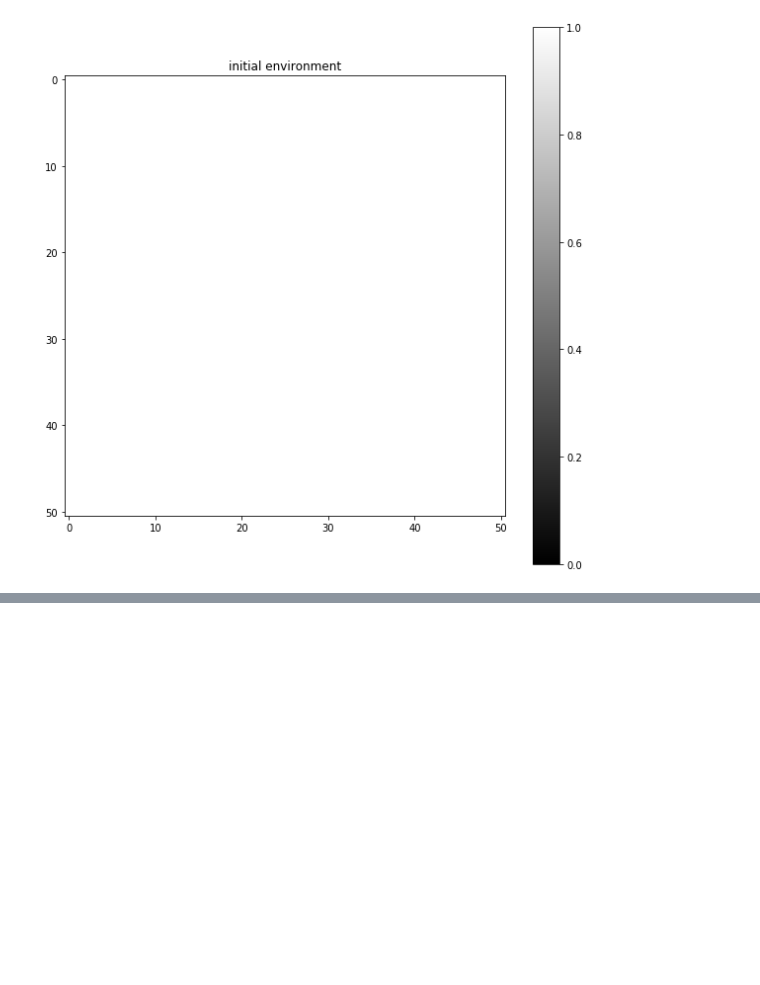
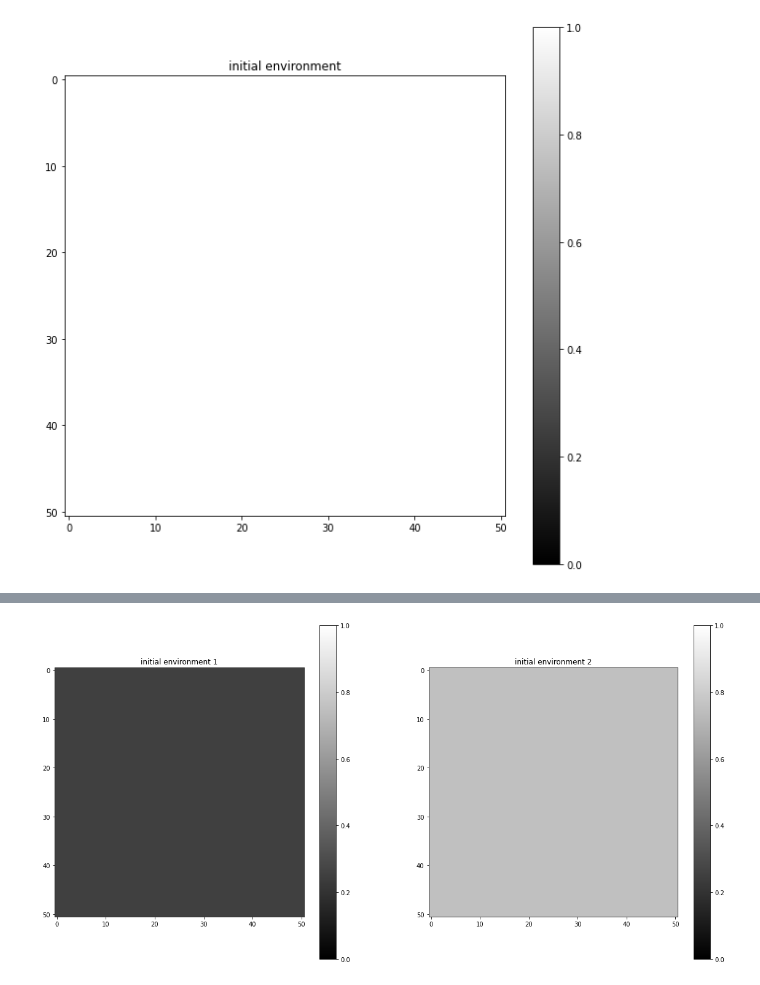
Before and after one commit to diptodip/brightfish, a Jupyter notebook: experiments/partitioned_halves.ipynb, the cells around one changed output, grey strips where cells are left out. Cells and saved outputs as stored; diff of their text form; code cells hidden in the pictures; blank space fills up the shorter version.

```diff
--- a/experiments/partitioned_halves.ipynb
+++ b/experiments/partitioned_halves.ipynb
@@ -244,0 +276,17 @@ plt.show()
+# %%
+# perform fig 3 experiment
+partitioned_halves_1 = environment.PartitionedHalves((51, 51), 500, 10001, initial_value=0.25, target_value=0.75, static=False)
+partitioned_halves_2 = environment.PartitionedHalves((51, 51), 500, 10001, initial_value=0.75, target_value=0.25, static=False)
+# %%
+fig, axes = plt.subplots(ncols=2, figsize=(20, 10))
+ax = axes[0]
+ip = ax.imshow(partitioned_halves_1.stage, cmap='gray', vmin=0, vmax=1)
+plt.colorbar(ip, ax=ax)
+ax.set_title('initial environment 1')
+ax = axes[1]
+ip = ax.imshow(partitioned_halves_2.stage, cmap='gray', vmin=0, vmax=1)
+plt.colorbar(ip, ax=ax)
+ax.set_title('initial environment 2')
+plt.show()
+# %% [output]
+[figure, added]
```
Also changed, not shown: parts of 12 cells of this notebook.
